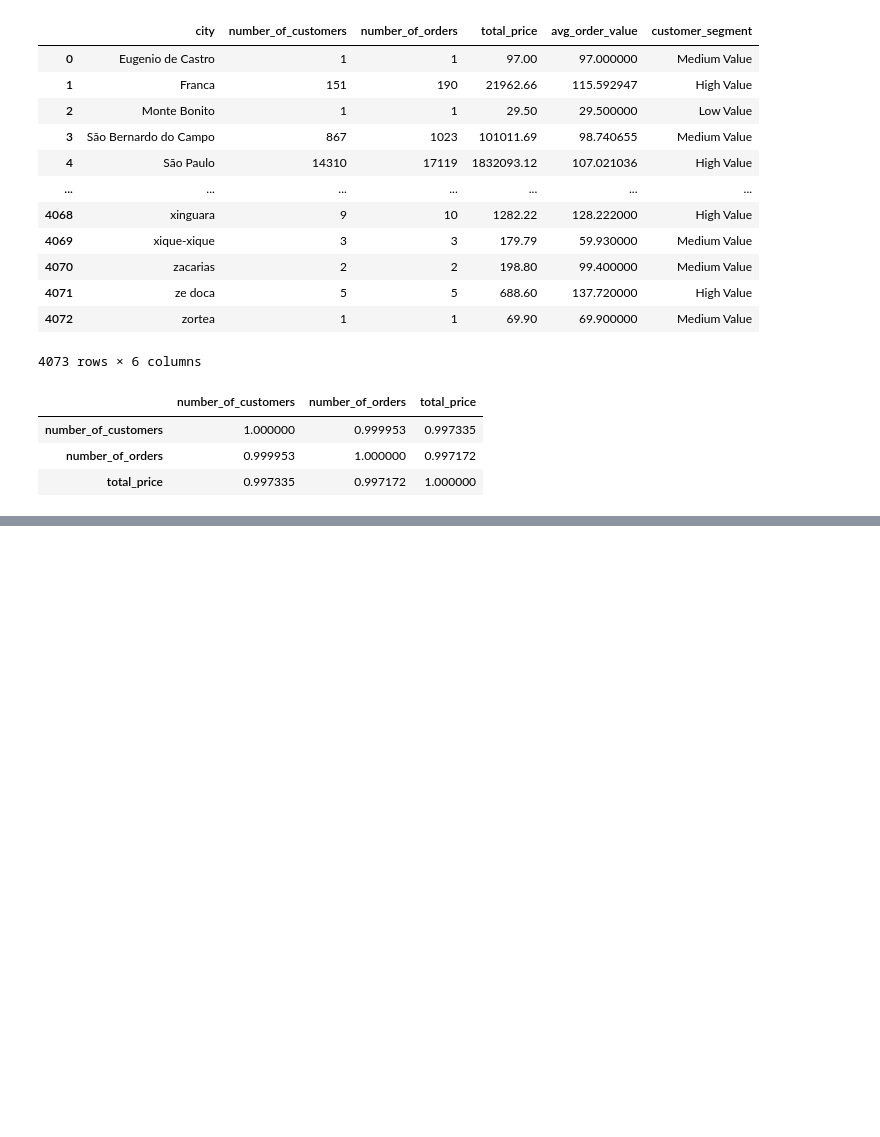
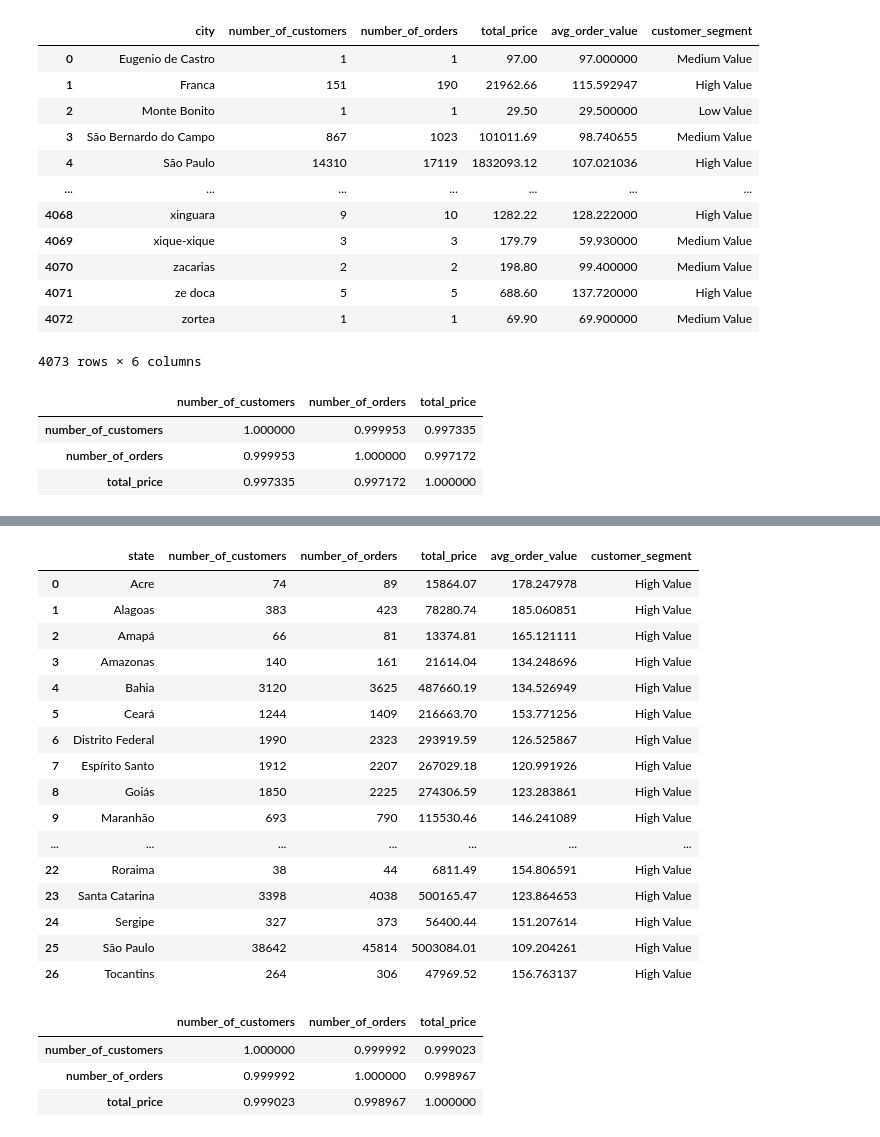
Before and after one commit to yjia28tan/Big-Data-Programming-Project, a Jupyter notebook: Code&Dataset/cleaned dataset/Geographical_Customer_Segmentation.ipynb, the cells around one changed output, grey strips where cells are left out. Drawn from its saved outputs; the diff is of its cells as text; code cells hidden in the pictures; blank space fills up the shorter version.

```diff
--- a/Code&Dataset/cleaned dataset/Geographical_Customer_Segmentation.ipynb
+++ b/Code&Dataset/cleaned dataset/Geographical_Customer_Segmentation.ipynb
@@ -216,0 +221,14 @@ correlation_matrix
+# %%
+# group customers by city
+state_segments = geo_segment.groupby('customer_state')
+# %%
+# Aggregate Metrics:
+state_metrics = state_segments.agg({
+    'customer_unique_id': 'nunique',  # Count the number of unique customers
+    'order_id': 'count',  # Count the number of orders
+    'price': 'sum',  # Sum of the 'price' column
+}).reset_index()
+# %%
+# Rename the columns for clarity
+state_metrics.columns = ['state', 'number_of_customers', 'number_of_orders', 'total_price']
+state_metrics
@@ -216,0 +253,3 @@ correlation_matrix
+# %%
+# Calculate additional metrics
+state_metrics['avg_order_value'] = state_metrics['total_price'] / state_metrics['number_of_orders']
@@ -216,0 +269,35 @@ correlation_matrix
+# %%
+# Example segmentation based on average order value
+bins = [0, 50, 100, float('inf')]  # Define the bins for segmentation
+labels = ['Low Value', 'Medium Value', 'High Value']  # Define labels for each segment
+
+# Create a new column 'customer_segment' in the city_metrics DataFrame
+state_metrics['customer_segment'] = pd.cut(state_metrics['avg_order_value'], bins=bins, labels=labels)
+state_metrics
+# %% [output]
+|  | state | number_of_customers | number_of_orders | total_price | avg_order_value | customer_segment |
+| 0 | Acre | 74 | 89 | 15864.07 | 178.247978 | High Value |
+| 1 | Alagoas | 383 | 423 | 78280.74 | 185.060851 | High Value |
+| 2 | Amapá | 66 | 81 | 13374.81 | 165.121111 | High Value |
+| 3 | Amazonas | 140 | 161 | 21614.04 | 134.248696 | High Value |
+| 4 | Bahia | 3120 | 3625 | 487660.19 | 134.526949 | High Value |
+| 5 | Ceará | 1244 | 1409 | 216663.70 | 153.771256 | High Value |
+| 6 | Distrito Federal | 1990 | 2323 | 293919.59 | 126.525867 | High Value |
+| 7 | Espírito Santo | 1912 | 2207 | 267029.18 | 120.991926 | High Value |
+| 8 | Goiás | 1850 | 2225 | 274306.59 | 123.283861 | High Value |
+| 9 | Maranhão | 693 | 790 | 115530.46 | 146.241089 | High Value |
+| ... | ... | ... | ... | ... | ... | ... |
+| 22 | Roraima | 38 | 44 | 6811.49 | 154.806591 | High Value |
+| 23 | Santa Catarina | 3398 | 4038 | 500165.47 | 123.864653 | High Value |
+| 24 | Sergipe | 327 | 373 | 56400.44 | 151.207614 | High Value |
+| 25 | São Paulo | 38642 | 45814 | 5003084.01 | 109.204261 | High Value |
+| 26 | Tocantins | 264 | 306 | 47969.52 | 156.763137 | High Value |
+# %%
+# Calculate correlation matrix
+correlation_matrix = state_metrics[['number_of_customers', 'number_of_orders', 'total_price']].corr()
+correlation_matrix
+# %% [output]
+|  | number_of_customers | number_of_orders | total_price |
+| number_of_customers | 1.000000 | 0.999992 | 0.999023 |
+| number_of_orders | 0.999992 | 1.000000 | 0.998967 |
+| total_price | 0.999023 | 0.998967 | 1.000000 |
```
Also changed, not shown: parts of 5 cells of this notebook, 1 other file.
